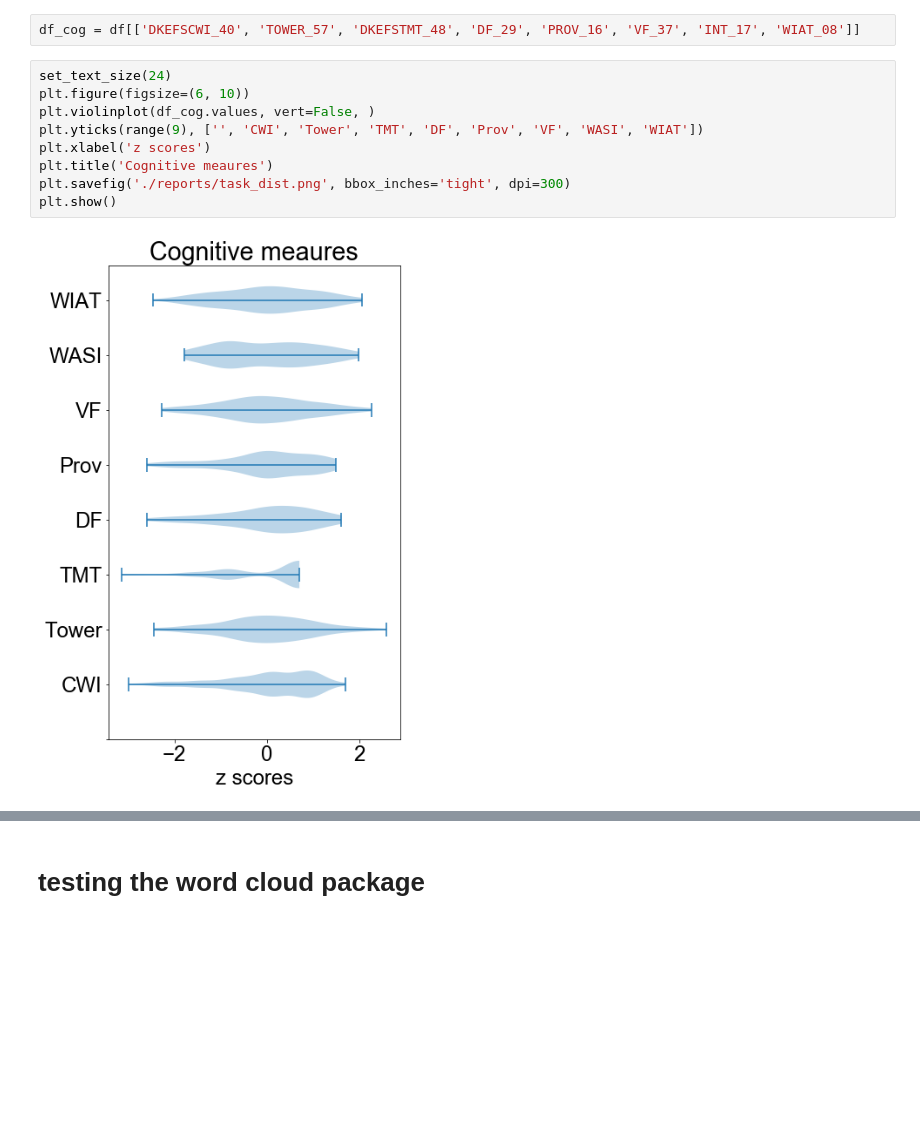
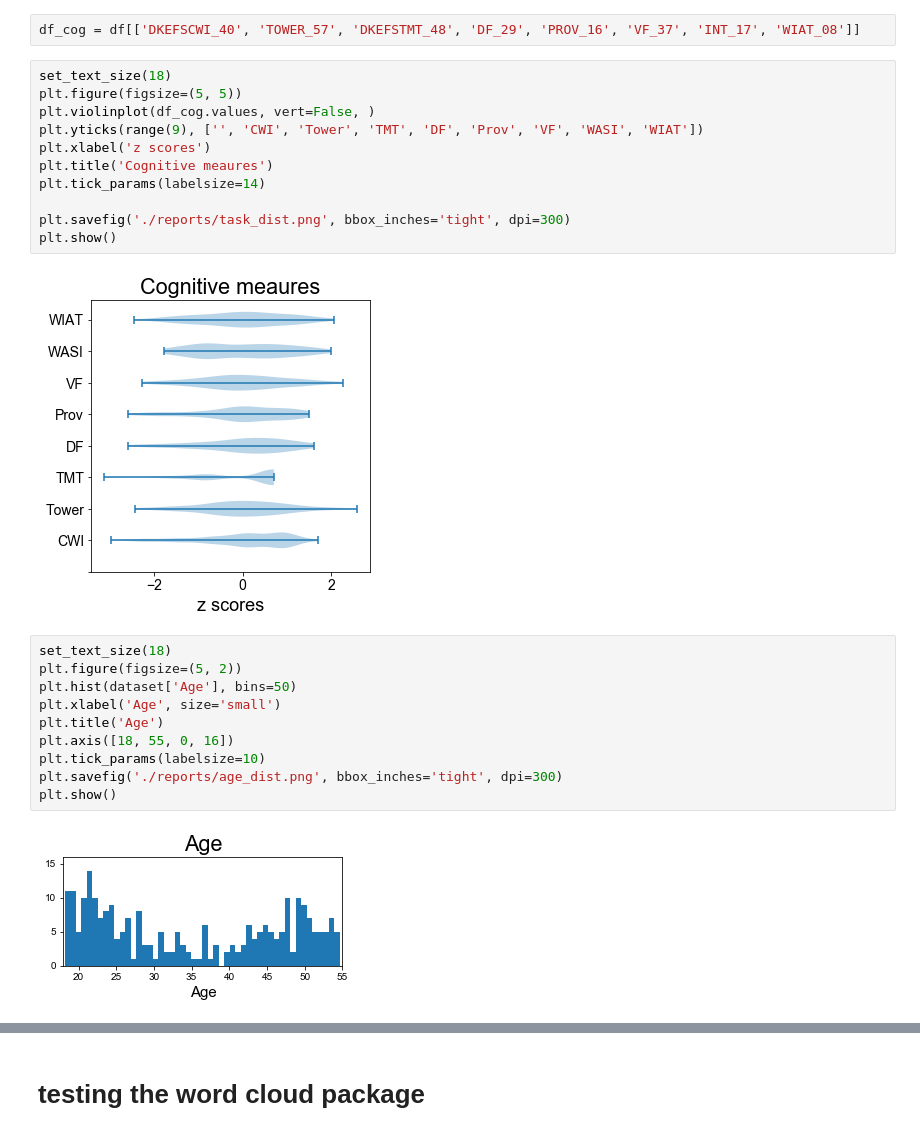
Before and after one commit to htwangtw/patterns-of-thought, a Jupyter notebook: notebooks/4.0-Ploting.ipynb, the cells around one changed output, grey strips where cells are left out. Saved outputs shown, nothing was run; the diff lists cells and outputs as text; blank space fills up the shorter version.

```diff
--- a/notebooks/4.0-Ploting.ipynb
+++ b/notebooks/4.0-Ploting.ipynb
@@ -353,13 +412,27 @@ print dataset['CognitiveMeasures_labels']
 # %%
 df_cog = df[['DKEFSCWI_40', 'TOWER_57', 'DKEFSTMT_48', 'DF_29', 'PROV_16', 'VF_37', 'INT_17', 'WIAT_08']]
 # %%
-set_text_size(24)
-plt.figure(figsize=(6, 10))
+set_text_size(18)
+plt.figure(figsize=(5, 5))
 plt.violinplot(df_cog.values, vert=False, )
 plt.yticks(range(9), ['', 'CWI', 'Tower', 'TMT', 'DF', 'Prov', 'VF', 'WASI', 'WIAT'])
 plt.xlabel('z scores')
 plt.title('Cognitive meaures')
+plt.tick_params(labelsize=14)
+
 plt.savefig('./reports/task_dist.png', bbox_inches='tight', dpi=300)
 plt.show()
 # %% [output]
-[figure, old version]
+[figure, new version]
+# %%
+set_text_size(18)
+plt.figure(figsize=(5, 2))
+plt.hist(dataset['Age'], bins=50)
+plt.xlabel('Age', size='small')
+plt.title('Age')
+plt.axis([18, 55, 0, 16])
+plt.tick_params(labelsize=10)
+plt.savefig('./reports/age_dist.png', bbox_inches='tight', dpi=300)
+plt.show()
+# %% [output]
+[figure, added]
```
Also changed, not shown: parts of 17 cells of this notebook, 26 other files.
